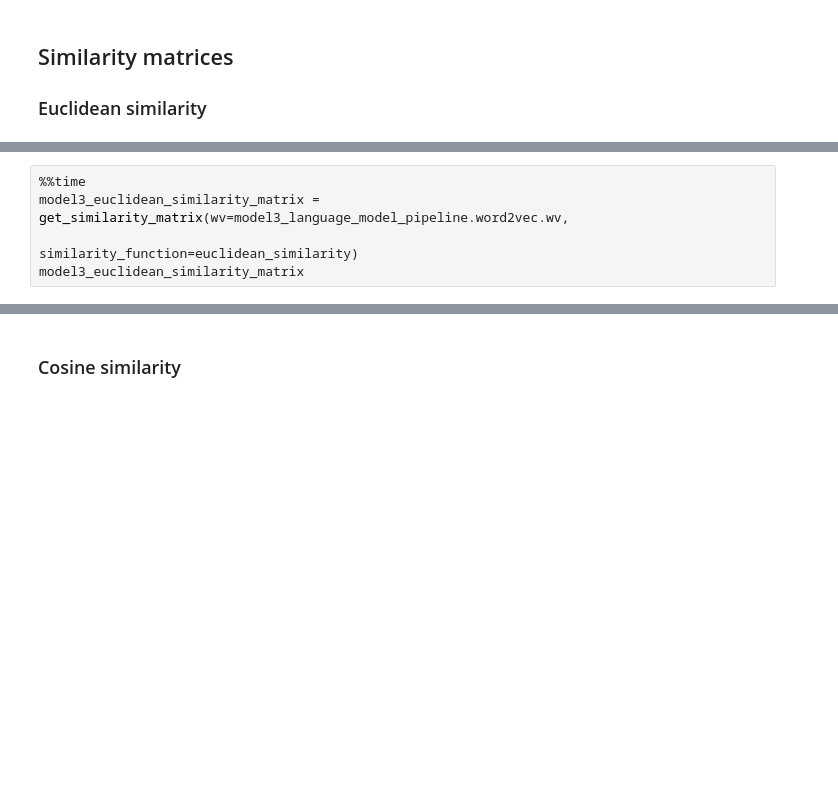
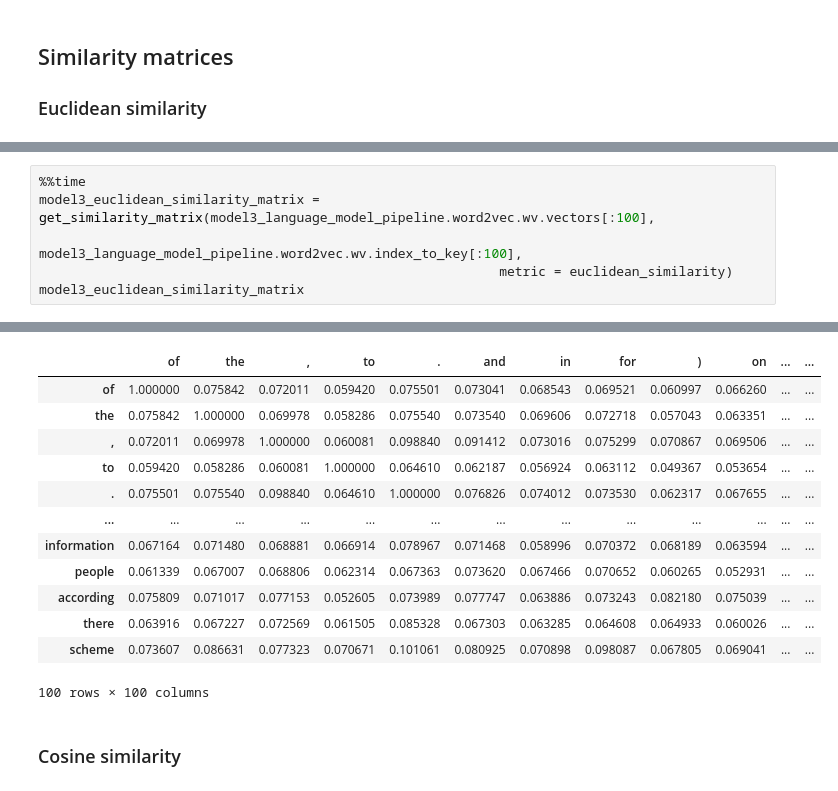
Before and after one commit to meaningfy-ws/sem-covid, a Jupyter notebook: sem_covid/entrypoints/notebooks/language_modeling/word2vec_model_training.ipynb, the cells around one changed output, grey strips where cells are left out. Drawn from its saved outputs; the diff is of its cells as text; blank space fills up the shorter version.

```diff
--- a/sem_covid/entrypoints/notebooks/language_modeling/word2vec_model_training.ipynb
+++ b/sem_covid/entrypoints/notebooks/language_modeling/word2vec_model_training.ipynb
@@ -242,5 +247,7 @@ model2_euclidean_similarity_matrix
 # %%
 %%time
-model3_euclidean_similarity_matrix = get_similarity_matrix(wv=model3_language_model_pipeline.word2vec.wv,
-                                                           similarity_function=euclidean_similarity)
+model3_euclidean_similarity_matrix = get_similarity_matrix(model3_language_model_pipeline.word2vec.wv.vectors[:100],
+                                                           model3_language_model_pipeline.word2vec.wv.index_to_key[:100],
+                                                           metric = euclidean_similarity)
 model3_euclidean_similarity_matrix
+# %% [output]
@@ -247,3 +256,16 @@ model3_euclidean_similarity_matrix
+|  | of | the | , | to | . | and | in | for | ) | on | ... | ... |
+| of | 1.000000 | 0.075842 | 0.072011 | 0.059420 | 0.075501 | 0.073041 | 0.068543 | 0.069521 | 0.060997 | 0.066260 | ... | ... |
+| the | 0.075842 | 1.000000 | 0.069978 | 0.058286 | 0.075540 | 0.073540 | 0.069606 | 0.072718 | 0.057043 | 0.063351 | ... | ... |
+| , | 0.072011 | 0.069978 | 1.000000 | 0.060081 | 0.098840 | 0.091412 | 0.073016 | 0.075299 | 0.070867 | 0.069506 | ... | ... |
+| to | 0.059420 | 0.058286 | 0.060081 | 1.000000 | 0.064610 | 0.062187 | 0.056924 | 0.063112 | 0.049367 | 0.053654 | ... | ... |
+| . | 0.075501 | 0.075540 | 0.098840 | 0.064610 | 1.000000 | 0.076826 | 0.074012 | 0.073530 | 0.062317 | 0.067655 | ... | ... |
+| ... | ... | ... | ... | ... | ... | ... | ... | ... | ... | ... | ... | ... |
+| information | 0.067164 | 0.071480 | 0.068881 | 0.066914 | 0.078967 | 0.071468 | 0.058996 | 0.070372 | 0.068189 | 0.063594 | ... | ... |
+| people | 0.061339 | 0.067007 | 0.068806 | 0.062314 | 0.067363 | 0.073620 | 0.067466 | 0.070652 | 0.060265 | 0.052931 | ... | ... |
+| according | 0.075809 | 0.071017 | 0.077153 | 0.052605 | 0.073989 | 0.077747 | 0.063886 | 0.073243 | 0.082180 | 0.075039 | ... | ... |
+| there | 0.063916 | 0.067227 | 0.072569 | 0.061505 | 0.085328 | 0.067303 | 0.063285 | 0.064608 | 0.064933 | 0.060026 | ... | ... |
+| scheme | 0.073607 | 0.086631 | 0.077323 | 0.070671 | 0.101061 | 0.080925 | 0.070898 | 0.098087 | 0.067805 | 0.069041 | ... | ... |
+100 rows × 100 columns
 # %% [markdown]
 ### Cosine similarity
 # %%
```
Also changed, not shown: parts of 30 cells of this notebook.
